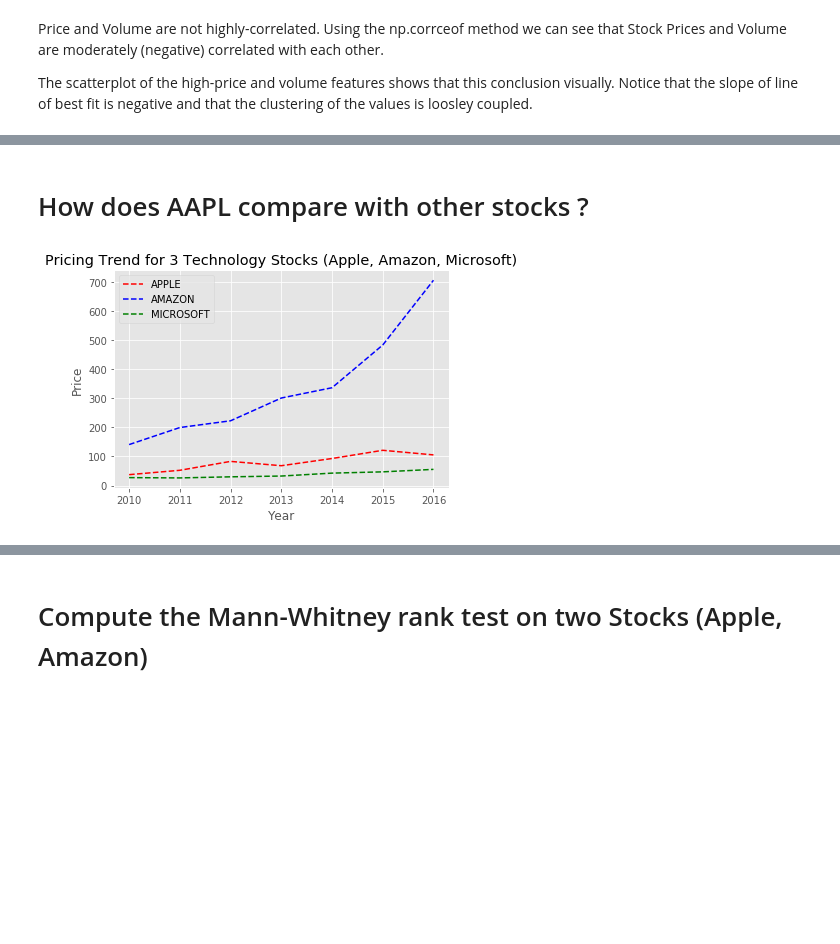
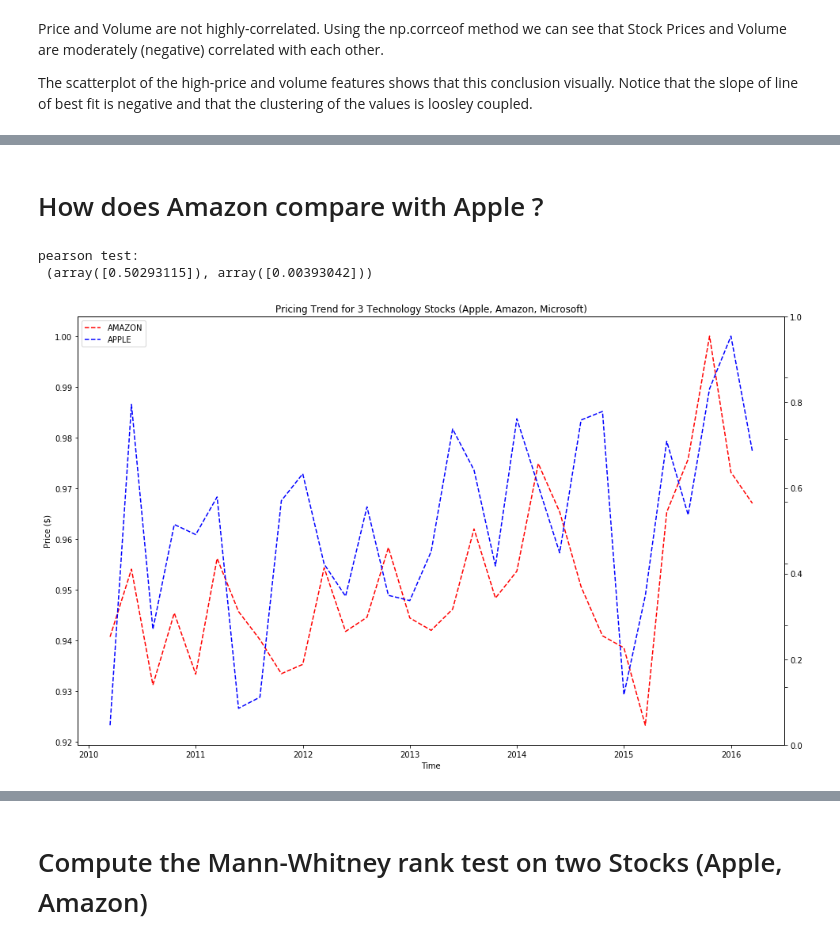
Before and after one commit to plj91682/Thinkful_Assignments, a Jupyter notebook: Thinkful_Assignment_Capstone.ipynb, the cells around one changed output, grey strips where cells are left out. Drawn from its saved outputs; the diff is of its cells as text; code cells hidden in the pictures; blank space fills up the shorter version.

```diff
--- a/Thinkful_Assignment_Capstone.ipynb
+++ b/Thinkful_Assignment_Capstone.ipynb
@@ -110,20 +134,8 @@ chart_price_and_volume('AMZN')
 # %% [markdown]
-# How does AAPL compare with other stocks ?
+# How does Amazon compare with Apple ?
-# %%
-pd.options.mode.chained_assignment = None
-stocks_df['date'] = pd.to_datetime(stocks_df['date'])
-stocks_df['year'] = stocks_df['date'].dt.year
-stocks_df['month'] = stocks_df['date'].dt.month
-stocks_df['day'] = stocks_df['date'].dt.day
-
-grouped_by_df = pd.pivot_table(stocks_df, index = ['symbol','year'], values= "high")
-fig, ax = plt.subplots()
-plt.plot(grouped_by_df.loc['AAPL'],'r--', label='APPLE')
-plt.plot(grouped_by_df.loc['AMZN'], 'b--', label='AMAZON')
-plt.plot(grouped_by_df.loc['MSFT'], 'g--', label='MICROSOFT')
-plt.title('Pricing Trend for 3 Technology Stocks (Apple, Amazon, Microsoft)')
-plt.xlabel('Year')
-plt.ylabel('Price')
-leg = ax.legend();
-# %% [output]
-[figure, removed]
+# %%
+chart_prices_for_amazon_apple()
+# %% [output]
+pearson test:
+ (array([0.50293115]), array([0.00393042]))
+[figure, added]
```
Also changed, not shown: parts of 16 cells of this notebook.
